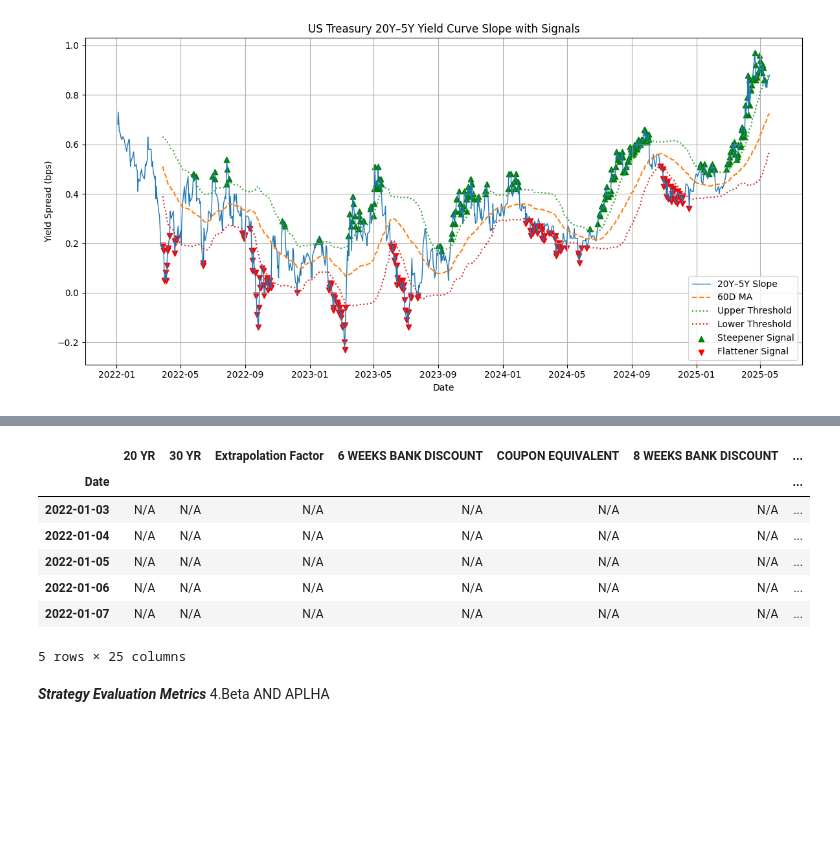
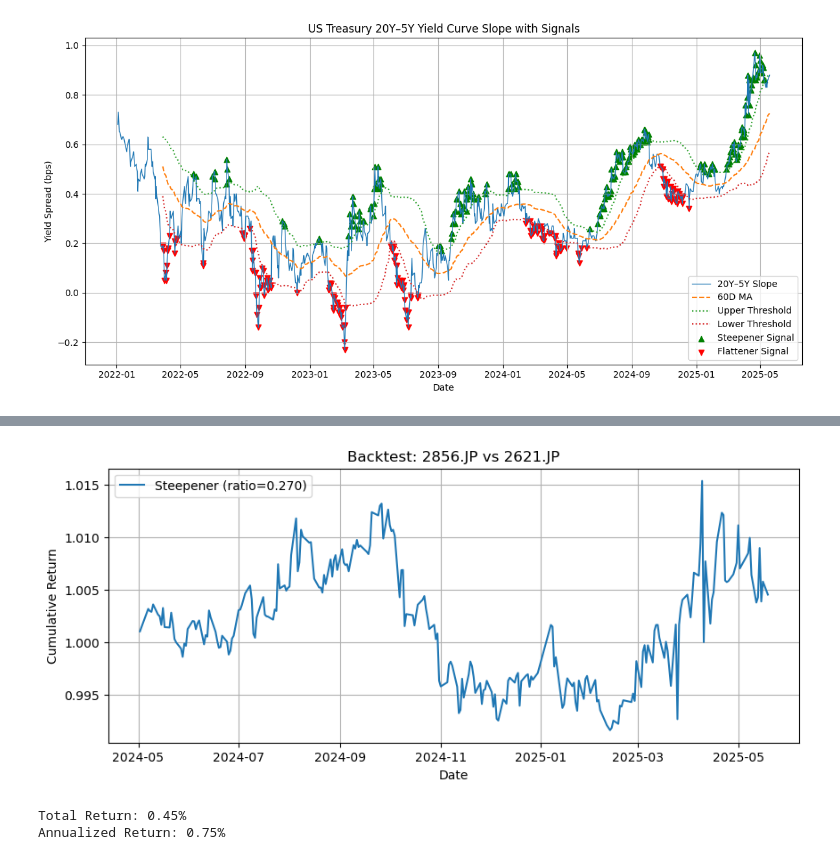
Before and after one commit to tenofovir/stock_analysis_tool, a Jupyter notebook: Quant.ipynb, the cells around one changed output, grey strips where cells are left out. Saved outputs shown, nothing was run; the diff lists cells and outputs as text; code cells hidden in the pictures; blank space fills up the shorter version.

Commit message:
quant add new strategy

```diff
--- a/Quant.ipynb
+++ b/Quant.ipynb
@@ -485,6 +470,13 @@ Date
 2025-05-16  4.06  4.92   0.86  0.717667  0.877193  0.558140       0
 2025-05-19  4.07  4.95   0.88  0.725167  0.881485  0.568848       0
 # %%
+# 提取并转换 5Y 和 20Y 列
+df = df_all.rename(columns={'5 Yr': 'Y5', '20 Yr': 'Y20'})
+df[['Y5', 'Y20']] = df[['Y5', 'Y20']].apply(pd.to_numeric, errors='coerce')
+df = df.dropna(subset=['Y5', 'Y20'])
+
+# 计算 20Y-5Y 利差
+df['Slope'] = df['Y20'] - df['Y5']
 # 4. 计算滚动统计和信号
 window = 60
 df['MA'] = df['Slope'].rolling(window).mean()
@@ -521,14 +535,54 @@ plt.show()
 # %%
-df_all.head()
+from io import StringIO
+# 1. 定义ETF代码和久期（年）
+tickers = {"2856.JP": 4.3, "2621.JP": 15.90}
+start_date = "20240501"
+end_date   = "20250520"
+
+# 2. 获取 Stooq 数据函数，带重试
+def fetch_stooq(symbol):
+    url = f"https://stooq.com/q/d/l/?s={symbol.lower()}&d1={start_date}&d2={end_date}&i=d"
+    for i in range(5):
+        resp = requests.get(url)
+        if resp.status_code == 200 and "Date" in resp.text:
+            df = pd.read_csv(StringIO(resp.text), parse_dates=["Date"], index_col="Date")
+            return df["Close"].sort_index()
+        time.sleep(2**i)
+    raise Exception(f"Failed to fetch {symbol}")
+
+
+# 3. 批量下载并合并
+prices = pd.DataFrame({sym: fetch_stooq(sym) for sym in tickers})
+prices = prices.dropna()
+
+# 4. 计算日度收益率
+rets = prices.pct_change().dropna()
+
+# 5. 计算对冲比例
+D_s = tickers["2856.JP"]
+D_l = tickers["2621.JP"]
+hedge_ratio = D_s / D_l
+
+# 6. 构建 Steepener 策略收益：多 2856、空 2621
+strategy_rets = rets["2856.JP"] - hedge_ratio * rets["2621.JP"]
+cum_returns = (1 + strategy_rets).cumprod()
+
+# 7. 绘制累积收益曲线
+plt.figure(figsize=(10,4))
+plt.plot(cum_returns, label=f"Steepener (ratio={hedge_ratio:.3f})")
+plt.title("Backtest: 2856.JP vs 2621.JP")
+plt.xlabel("Date")
+plt.ylabel("Cumulative Return")
+plt.legend()
+plt.grid(True)
+plt.show()
+
+# 8. 输出绩效
+total = cum_returns.iloc[-1] - 1
+annual = cum_returns.resample("Y").last().pct_change().mean()
+print(f"Total Return: {total:.2%}")
+print(f"Annualized Return: {annual:.2%}")
 # %% [output]
-|  | 20 YR | 30 YR | Extrapolation Factor | 6 WEEKS BANK DISCOUNT | COUPON EQUIVALENT | 8 WEEKS BANK DISCOUNT | ... |
-| Date |  |  |  |  |  |  | ... |
-| 2022-01-03 | N/A | N/A | N/A | N/A | N/A | N/A | ... |
-| 2022-01-04 | N/A | N/A | N/A | N/A | N/A | N/A | ... |
-| 2022-01-05 | N/A | N/A | N/A | N/A | N/A | N/A | ... |
-| 2022-01-06 | N/A | N/A | N/A | N/A | N/A | N/A | ... |
-| 2022-01-07 | N/A | N/A | N/A | N/A | N/A | N/A | ... |
+[figure, added]
-5 rows × 25 columns
+Total Return: 0.45%
+Annualized Return: 0.75%
-# %% [markdown]
-*******Strategy Evaluation Metrics*******
-4.Beta AND APLHA
```
Also changed, not shown: parts of 6 cells of this notebook.
